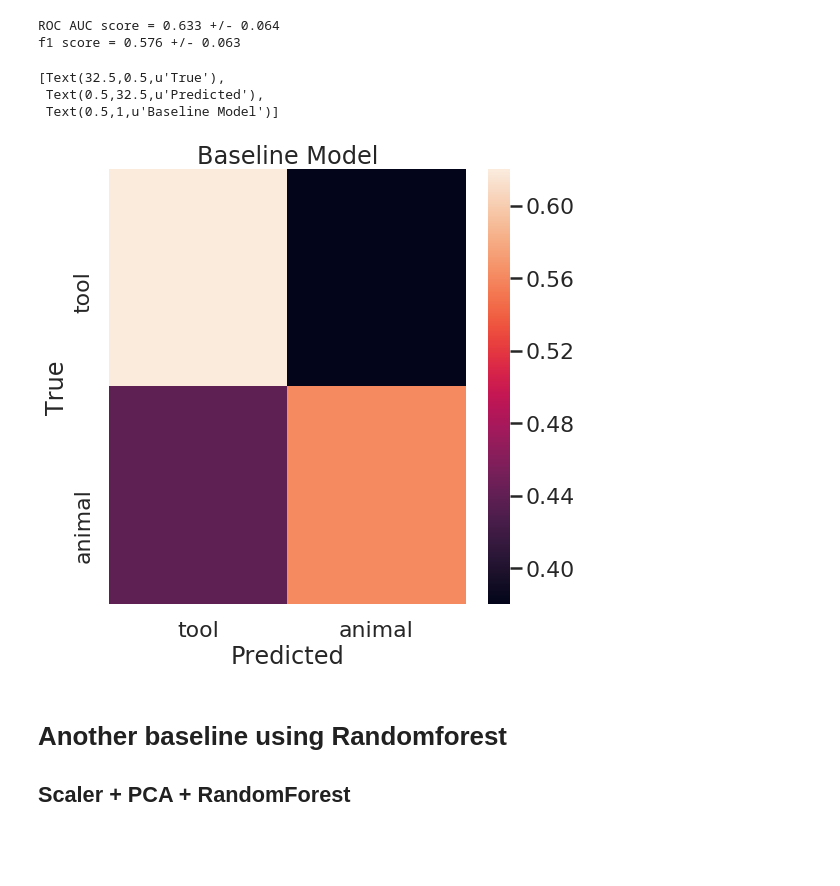
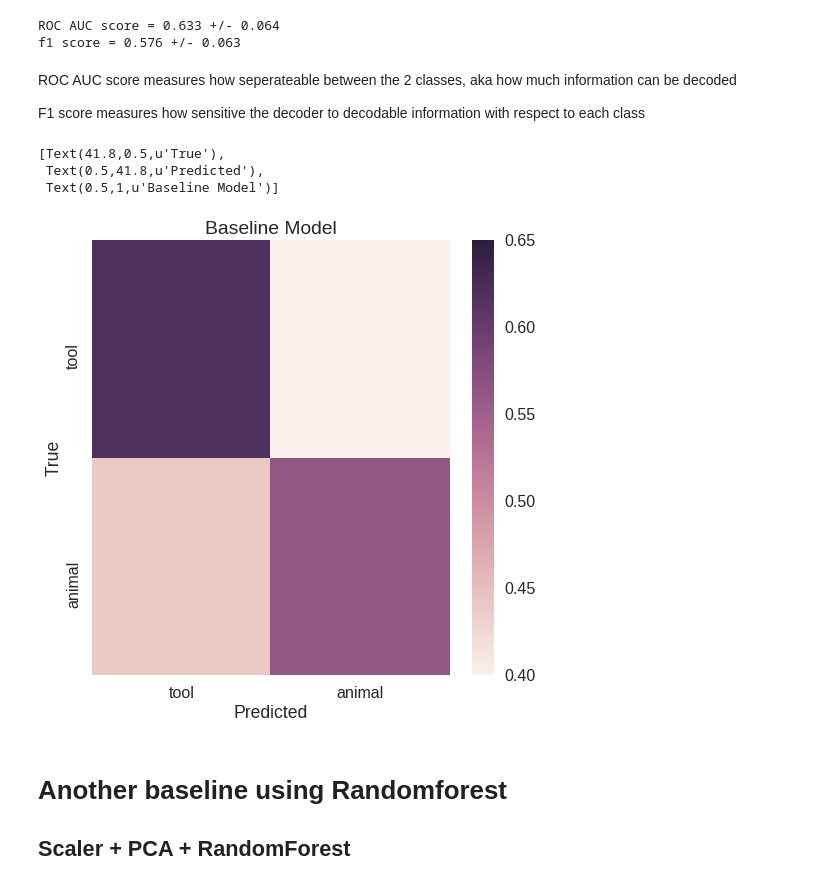
Before and after one commit to nmningmei/Deep_learning_fMRI_EEG, a Jupyter notebook: 4_1_Autoencoder_in_fMRI.ipynb, the cells around one changed output. Saved outputs shown, nothing was run; the diff lists cells and outputs as text; code cells hidden in the pictures; blank space fills up the shorter version.

```diff
--- a/4_1_Autoencoder_in_fMRI.ipynb
+++ b/4_1_Autoencoder_in_fMRI.ipynb
@@ -282,19 +281,23 @@ print('ROC AUC score = {:.3f} +/- {:.3f}\nf1 score = {:.3f} +/- {:.3f}'.format(
 # %% [output]
 ROC AUC score = 0.633 +/- 0.064
 f1 score = 0.576 +/- 0.063
+# %% [markdown]
+ROC AUC score measures how seperateable between the 2 classes, aka how much information can be decoded
+
+F1 score measures how sensitive the decoder to decodable information with respect to each class
 # %%
 cm = cfm.mean(0).reshape(2,2)
 cm = cm / cm.sum(axis=1)[:,np.newaxis]
 cm = pd.DataFrame(cm,columns=['tool','animal'],index=['tool','animal'])
 # %%
 fig, ax = plt.subplots(figsize=(8,8))
-sns.heatmap(cm,ax=ax)
+sns.heatmap(cm,ax=ax,vmin=0.4,vmax=0.65)
 ax.set(ylabel = 'True', xlabel = 'Predicted',title = 'Baseline Model')
 # %% [output]
-[Text(32.5,0.5,u'True'),
- Text(0.5,32.5,u'Predicted'),
+[Text(41.8,0.5,u'True'),
+ Text(0.5,41.8,u'Predicted'),
  Text(0.5,1,u'Baseline Model')]
-[figure, old version]
+[figure, new version]
 # %% [markdown]
 # Another baseline using Randomforest
 
```
Also changed, not shown: parts of 6 cells of this notebook.
